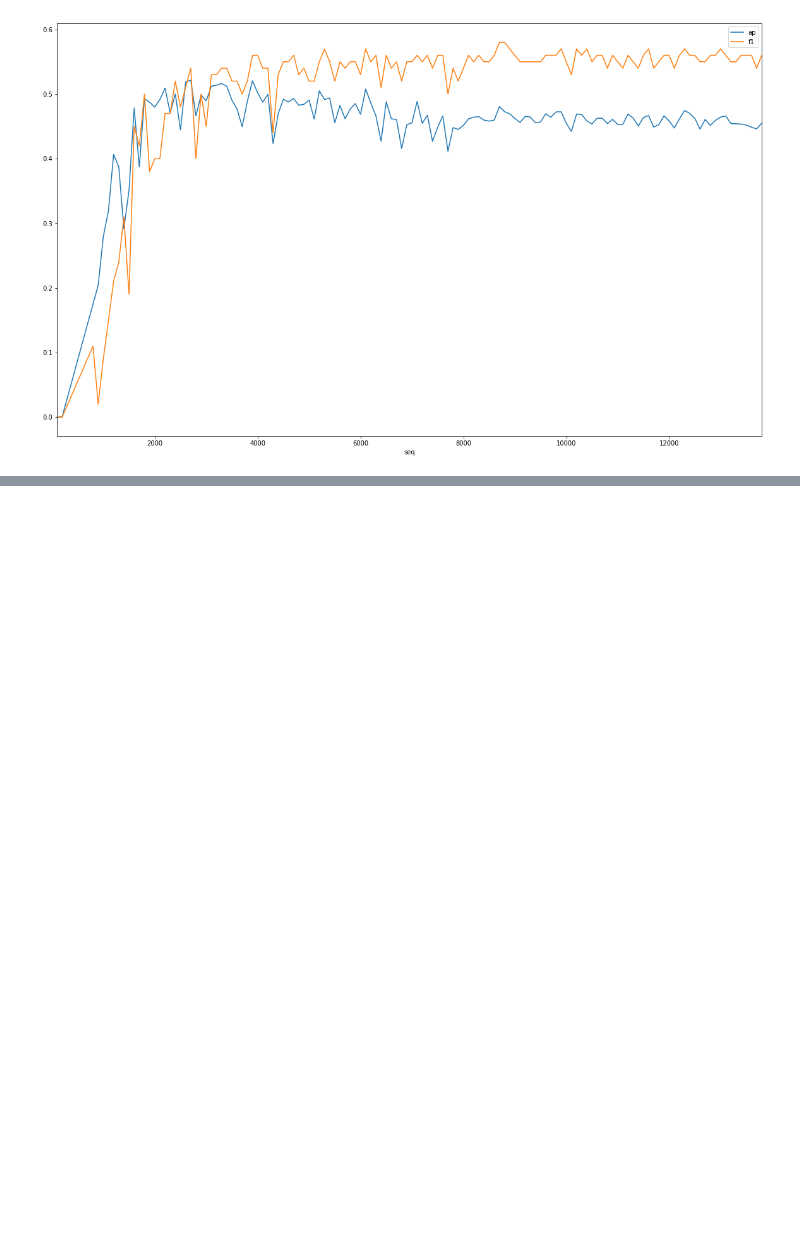
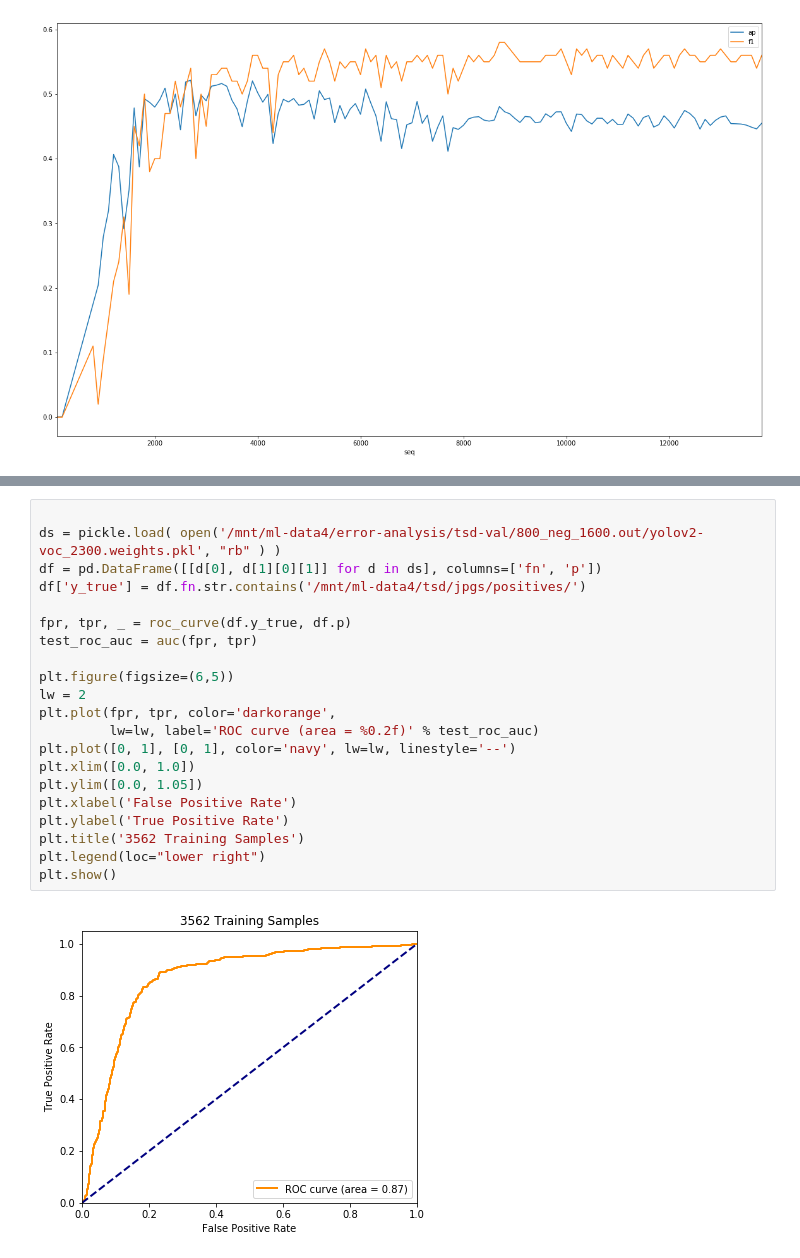
Before and after one commit to test-v1/notebooks-1, a Jupyter notebook: yolo/high bias or high variance.ipynb, the cells around one changed output, grey strips where cells are left out. Cells and saved outputs as stored; diff of their text form; blank space fills up the shorter version.

```diff
--- a/yolo/high bias or high variance.ipynb
+++ b/yolo/high bias or high variance.ipynb
@@ -179,0 +444,23 @@ Name: ap, dtype: float64
+# %%
+
+ds = pickle.load( open('/mnt/ml-data4/error-analysis/tsd-val/800_neg_1600.out/yolov2-voc_2300.weights.pkl', "rb" ) )
+df = pd.DataFrame([[d[0], d[1][0][1]] for d in ds], columns=['fn', 'p'])
+df['y_true'] = df.fn.str.contains('/mnt/ml-data4/tsd/jpgs/positives/')
+
+fpr, tpr, _ = roc_curve(df.y_true, df.p)
+test_roc_auc = auc(fpr, tpr)
+
+plt.figure(figsize=(6,5))
+lw = 2
+plt.plot(fpr, tpr, color='darkorange',
+         lw=lw, label='ROC curve (area = %0.2f)' % test_roc_auc)
+plt.plot([0, 1], [0, 1], color='navy', lw=lw, linestyle='--')
+plt.xlim([0.0, 1.0])
+plt.ylim([0.0, 1.05])
+plt.xlabel('False Positive Rate')
+plt.ylabel('True Positive Rate')
+plt.title('3562 Training Samples')
+plt.legend(loc="lower right")
+plt.show()
+# %% [output]
+[figure, added]
```
Also changed, not shown: parts of 6 cells of this notebook.
